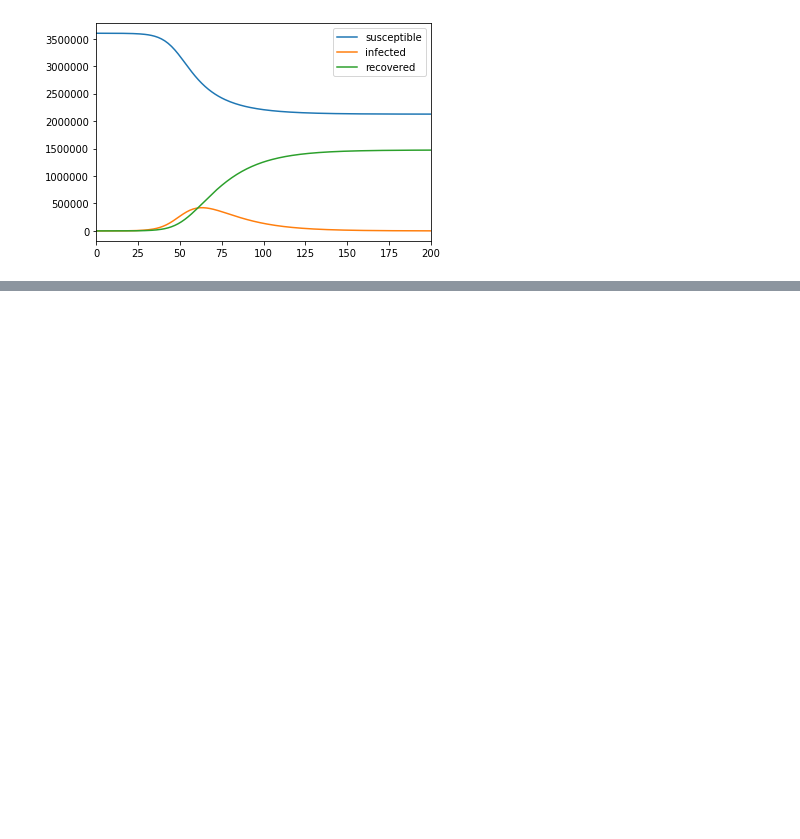
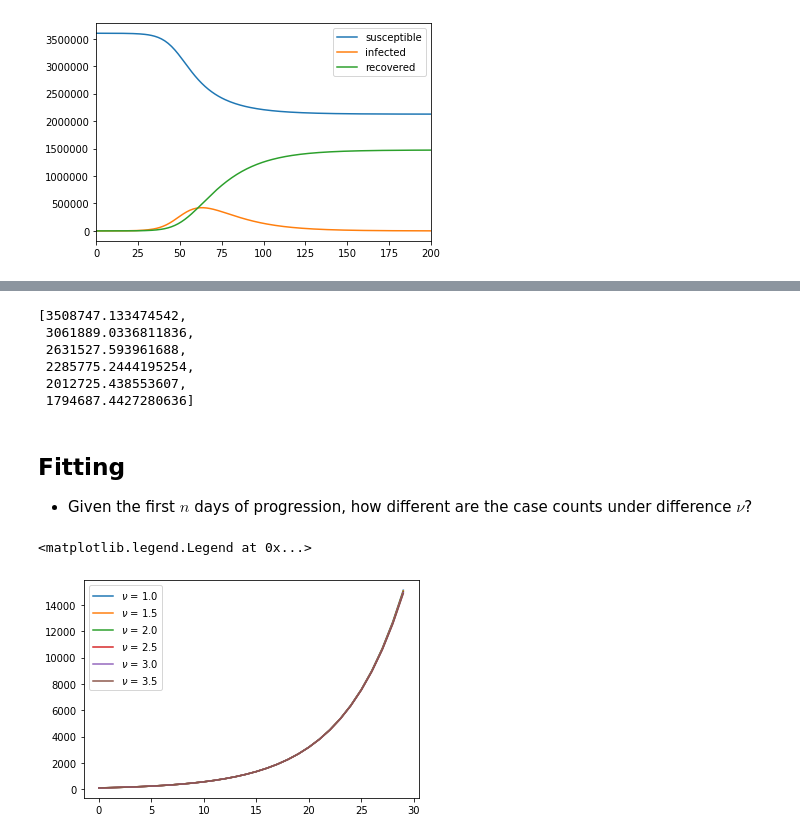
Before and after one commit to pennsignals/bayes-chime, a Jupyter notebook: notebooks/NetworkEffectsSIR.ipynb, the cells around one changed output, grey strips where cells are left out. Saved outputs shown, nothing was run; the diff lists cells and outputs as text; code cells hidden in the pictures; blank space fills up the shorter version.

```diff
--- a/notebooks/NetworkEffectsSIR.ipynb
+++ b/notebooks/NetworkEffectsSIR.ipynb
@@ -218,0 +218,23 @@ sim_df[["susceptible","infected", "recovered"]].plot()
+# %%
+epi_size
+# %% [output]
+[3508747.133474542,
+ 3061889.0336811836,
+ 2631527.593961688,
+ 2285775.2444195254,
+ 2012725.438553607,
+ 1794687.4427280636]
+# %% [markdown]
+## Fitting
+
+- Given the first $n$ days of progression, how different are the case counts under difference $\nu$?
+# %%
+fig, ax = plt.subplots(1,1)
+for nu in nus:
+    sim_df = pd.DataFrame(data=gen_sir_stroud(s, i, r, beta, nu, gamma, n_days),
+                columns = ("day", "susceptible", "infected", "recovered"))
+    ax.plot(sim_df["infected"].head(30), label=r"$\nu$ = {}".format(nu))
+ax.legend(loc=0)
+# %% [output]
+<matplotlib.legend.Legend at 0x...>
+[figure, added]
```
Also changed, not shown: parts of 19 cells of this notebook.
